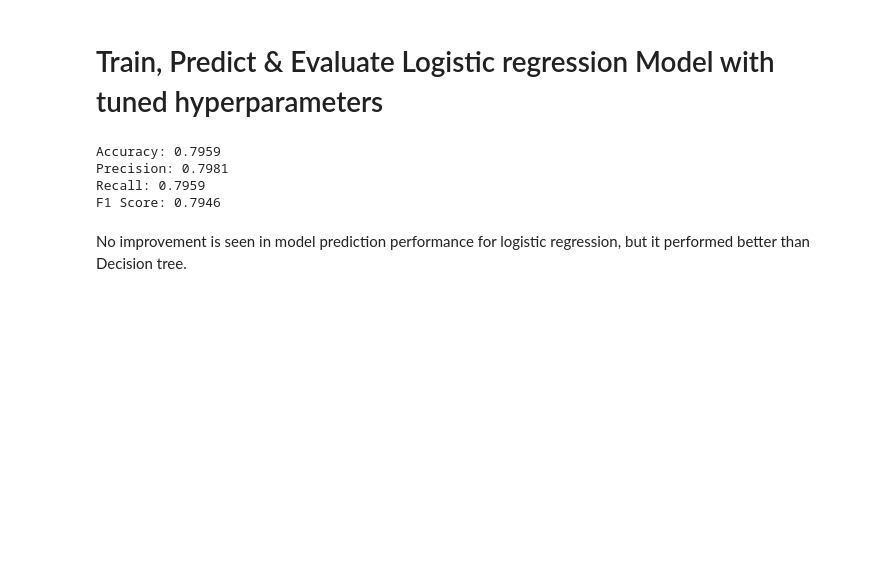
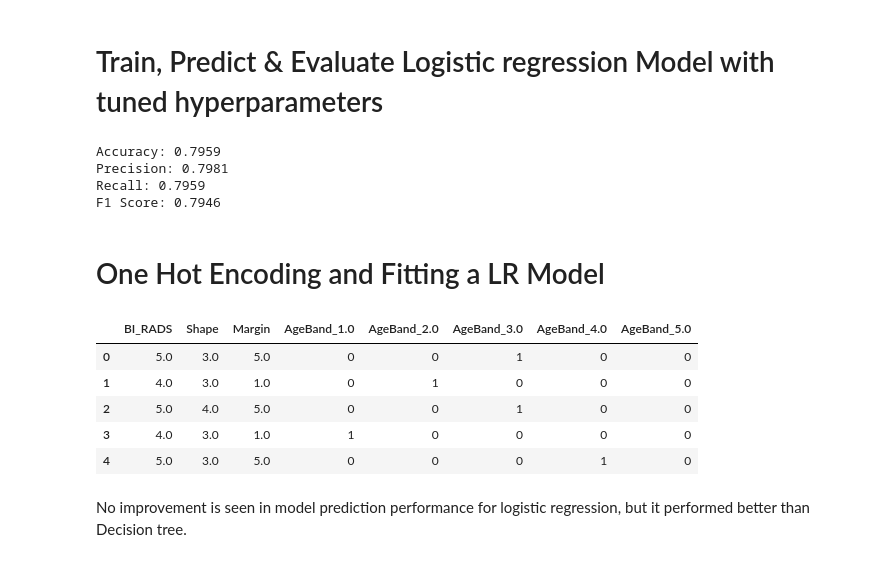
Before and after one commit to srichallla/Analyzing_Hotels_Dataset, a Jupyter notebook: ML_Binary_Classification.ipynb, the cells around one changed output. Drawn from its saved outputs; the diff is of its cells as text; code cells hidden in the pictures; blank space fills up the shorter version.

```diff
--- a/ML_Binary_Classification.ipynb
+++ b/ML_Binary_Classification.ipynb
@@ -666,0 +637,8 @@ Dependent (reject H0)
+# %%
+#parallel coordinate plots are good if unique categories within each feature are upto 5
+import plotly.express as px
+
+df_train = df_train.assign(cancer=df_train.Severity)
+cats = ['Margin','Shape', 'AgeBand']
+fig = px.parallel_categories(df_train, dimensions=cats, color='cancer')
+fig.show()
@@ -827,6 +822,23 @@ Accuracy: 0.7959
 Precision: 0.7981
 Recall: 0.7959
 F1 Score: 0.7946
+# %% [markdown]
+# One Hot Encoding and Fitting a LR Model
+# %%
+ohe_X_train = X_train.copy()
+ohe_y_train = y_train.copy()
+ohe_X_test  = X_test.copy()
+
+ohe_X_train = pd.get_dummies(ohe_X_train, columns=['AgeBand'], drop_first=True)
+ohe_X_test  = pd.get_dummies(ohe_X_test,  columns=['AgeBand'], drop_first=True)
+ohe_X_train.head()
+# %% [output]
+|  | BI_RADS | Shape | Margin | AgeBand_1.0 | AgeBand_2.0 | AgeBand_3.0 | AgeBand_4.0 | AgeBand_5.0 |
+| 0 | 5.0 | 3.0 | 5.0 | 0 | 0 | 1 | 0 | 0 |
+| 1 | 4.0 | 3.0 | 1.0 | 0 | 1 | 0 | 0 | 0 |
+| 2 | 5.0 | 4.0 | 5.0 | 0 | 0 | 1 | 0 | 0 |
+| 3 | 4.0 | 3.0 | 1.0 | 1 | 0 | 0 | 0 | 0 |
+| 4 | 5.0 | 3.0 | 5.0 | 0 | 0 | 0 | 1 | 0 |
 # %% [markdown]
 No improvement is seen in model prediction performance for logistic regression, but it performed better than Decision tree.
 # %% [markdown]
```
Also changed, not shown: parts of 7 cells of this notebook, 1 other file.
